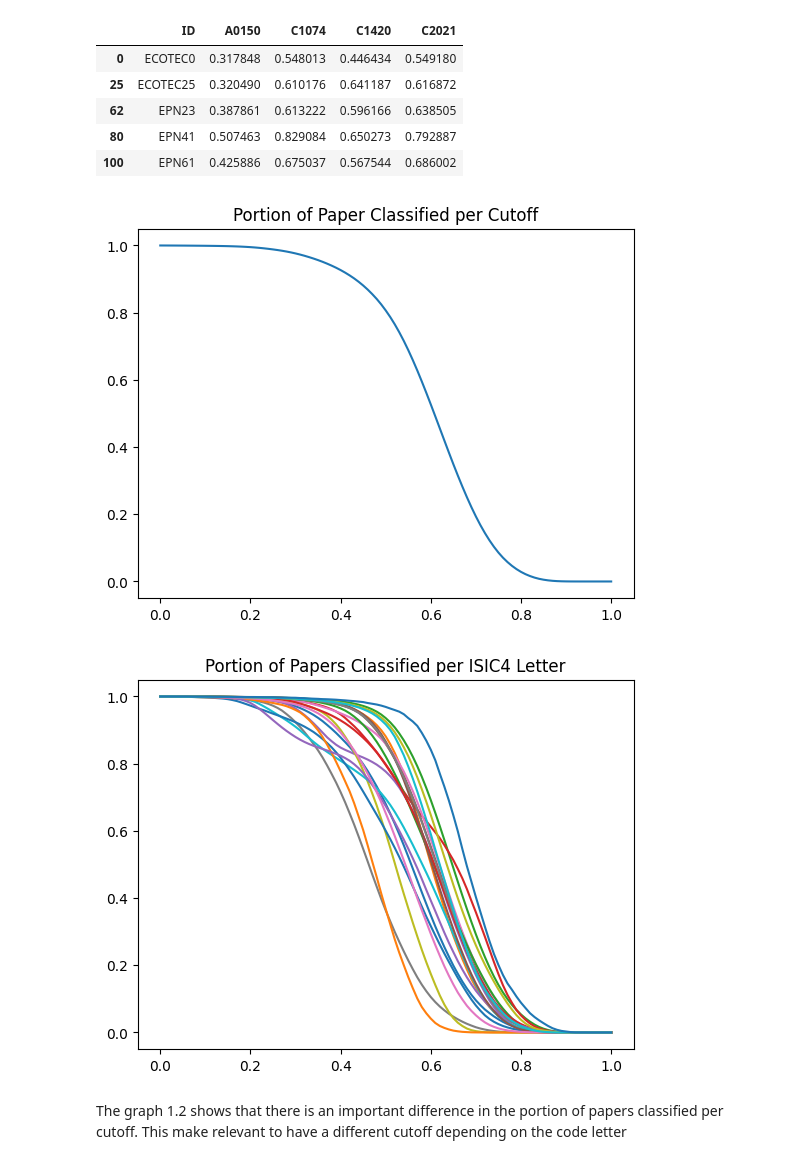
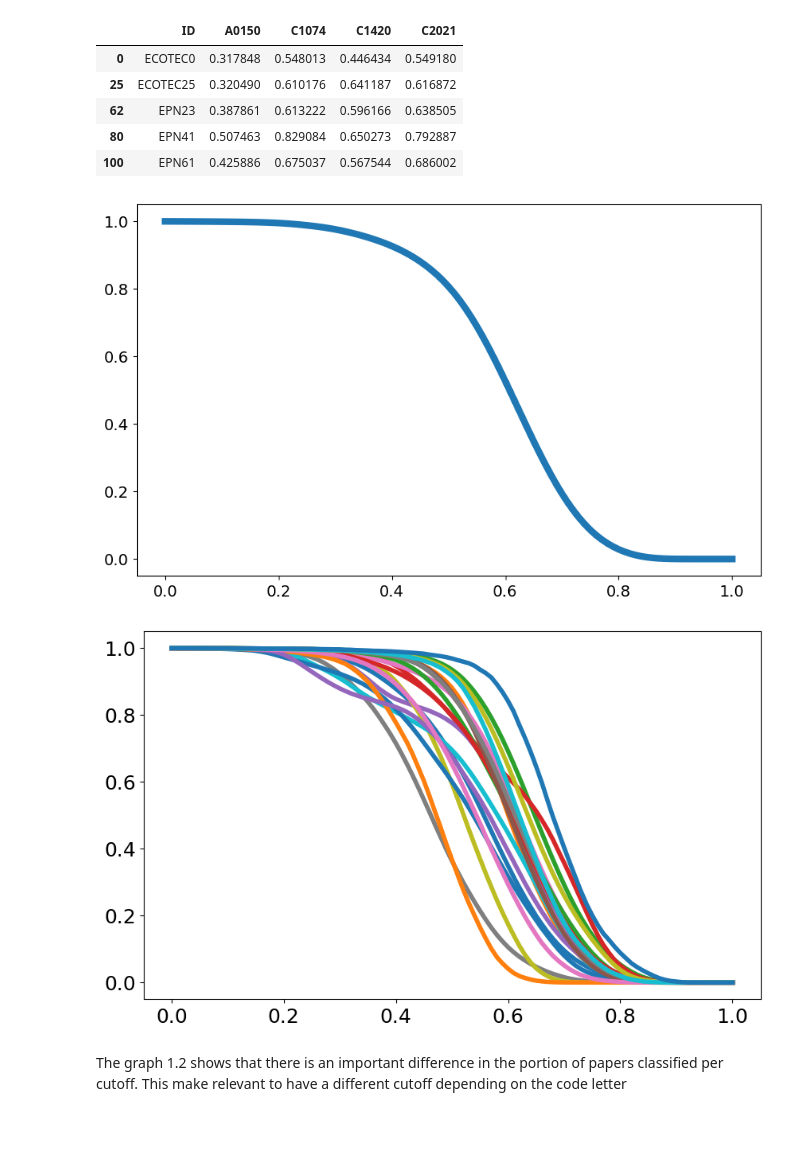
Before and after one commit to elmarcellotc/undergradute-thesis, a Jupyter notebook: application/documentation/similarity_cutoff.ipynb, the cells around one changed output. Saved outputs shown, nothing was run; the diff lists cells and outputs as text; code cells hidden in the pictures; blank space fills up the shorter version.

```diff
--- a/application/documentation/similarity_cutoff.ipynb
+++ b/application/documentation/similarity_cutoff.ipynb
@@ -34,23 +36,24 @@ similarity.reset_index().iloc[[0, 25, 62, 80, 100], [0, 25, 62, 80, 100]]
 # %%
 # This code shows the cutoff by all the
 range_base = np.arange(0, 1.01, 0.01)
 
 # Count of observations bigger or equal to the cutoff
 count_array = np.zeros(range_base.shape[0])
 
 similarity_matrix = similarity.iloc[:,1:].to_numpy()
 for i in range(range_base.shape[0]):
     count_array[i] = (np.where(similarity_matrix>=range_base[i], 1, 0)).sum()
 
 # Get the possible values. Also, get free space after redefine similarity_matrix
 
-
-plt.title('Portion of Paper Classified per Cutoff')
-plt.plot(range_base, (count_array / (similarity_matrix.shape[0] * similarity_matrix.shape[1])))
-plt.savefig('outputs/graphs/g1_portion_classified.jpg')
-plt.show()
+plt.plot(
+    range_base, (count_array / (similarity_matrix.shape[0] * similarity_matrix.shape[1])),
+    linewidth=6
+)
+plt.rcParams['font.size'] = 18
+plt.savefig('outputs/graphs/g1_portion_classified.jpg', dpi=600)
 # %% [output]
-[figure, old version]
+[figure, new version]
 # %%
 range_base = np.arange(0, 1.01, 0.01)
 
@@ -79,13 +82,12 @@ for j in products_codes:
 
     col_array = col_array.shape[0] * col_array.shape[1]
 
-    plt.plot(range_base, (count_array / col_array))
+    plt.plot(range_base, (count_array / col_array), linewidth=4)
 ####################################################################
-plt.title('Portion of Papers Classified per ISIC4 Letter')
-plt.savefig('outputs/graphs/g1_2_portion_classified_per_code.jpg')
-plt.show()
+plt.rcParams['font.size'] = 18
+plt.savefig('outputs/graphs/g1_2_portion_classified_per_code.jpg', dpi=600)
 # %% [output]
-[figure, old version]
+[figure, new version]
 # %% [markdown]
 The graph 1.2 shows that there is an important difference in the portion of papers classified per cutoff. This make relevant to have a different cutoff depending on the code letter
 # %%
```
Also changed, not shown: parts of 11 cells of this notebook, 10 other files.
